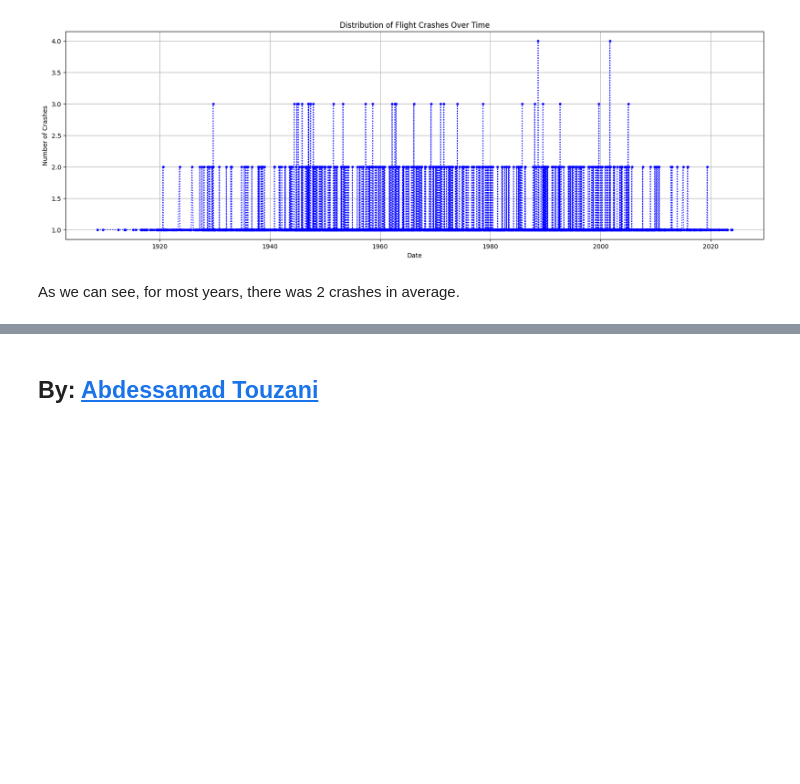
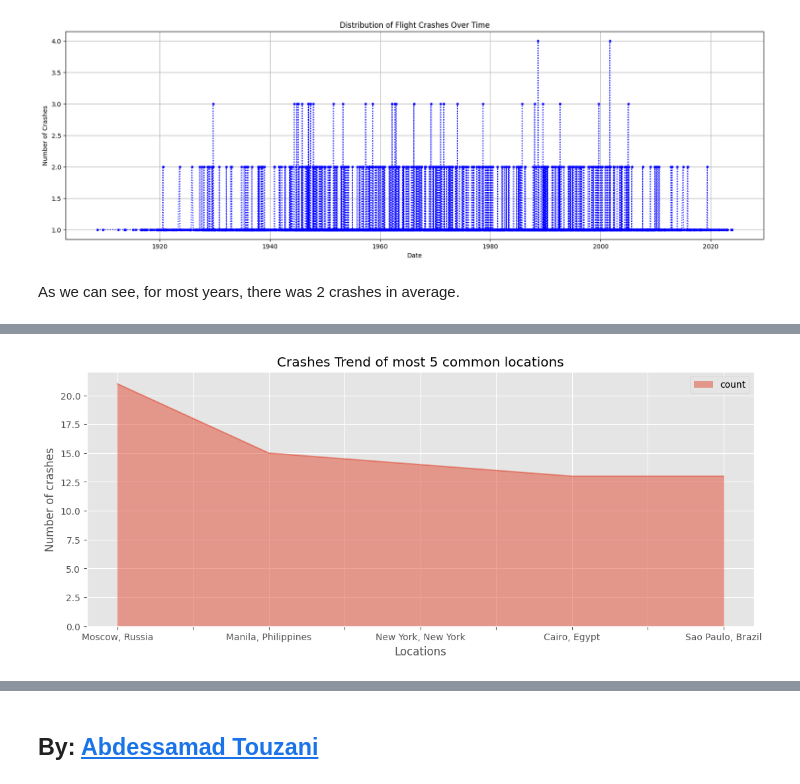
Before and after one commit to AbdessamadTzn/Dat-Analysis, a Jupyter notebook: Analyzing Flight Crashes/analyzing_flight_crashes.ipynb, the cells around one changed output, grey strips where cells are left out. Saved outputs shown, nothing was run; the diff lists cells and outputs as text; code cells hidden in the pictures; blank space fills up the shorter version.

Commit message:
EDA - Most common regions of crashes

```diff
--- a/Analyzing Flight Crashes/analyzing_flight_crashes.ipynb
+++ b/Analyzing Flight Crashes/analyzing_flight_crashes.ipynb
@@ -406,0 +419,4 @@ df.head(2)
+# %%
+#MOst 5 common locaions
+top_5_locations_df = df['Location'].value_counts().head(5).reset_index()
+top_5_locations_df
@@ -406,0 +430,13 @@ df.head(2)
+# %%
+#top_5_locations_df.index = top_5_locations_df.index.map(int)
+top_5_locations_df.plot(kind='area',
+                        x='Location',
+    stacked=False,
+    figsize=(13, 5)
+)
+plt.title('Crashes Trend of most 5 common locations')
+plt.xlabel('Locations')
+plt.ylabel('Number of crashes')
+plt.show()
+# %% [output]
+[figure, added]
```
Also changed, not shown: parts of 9 cells of this notebook.
